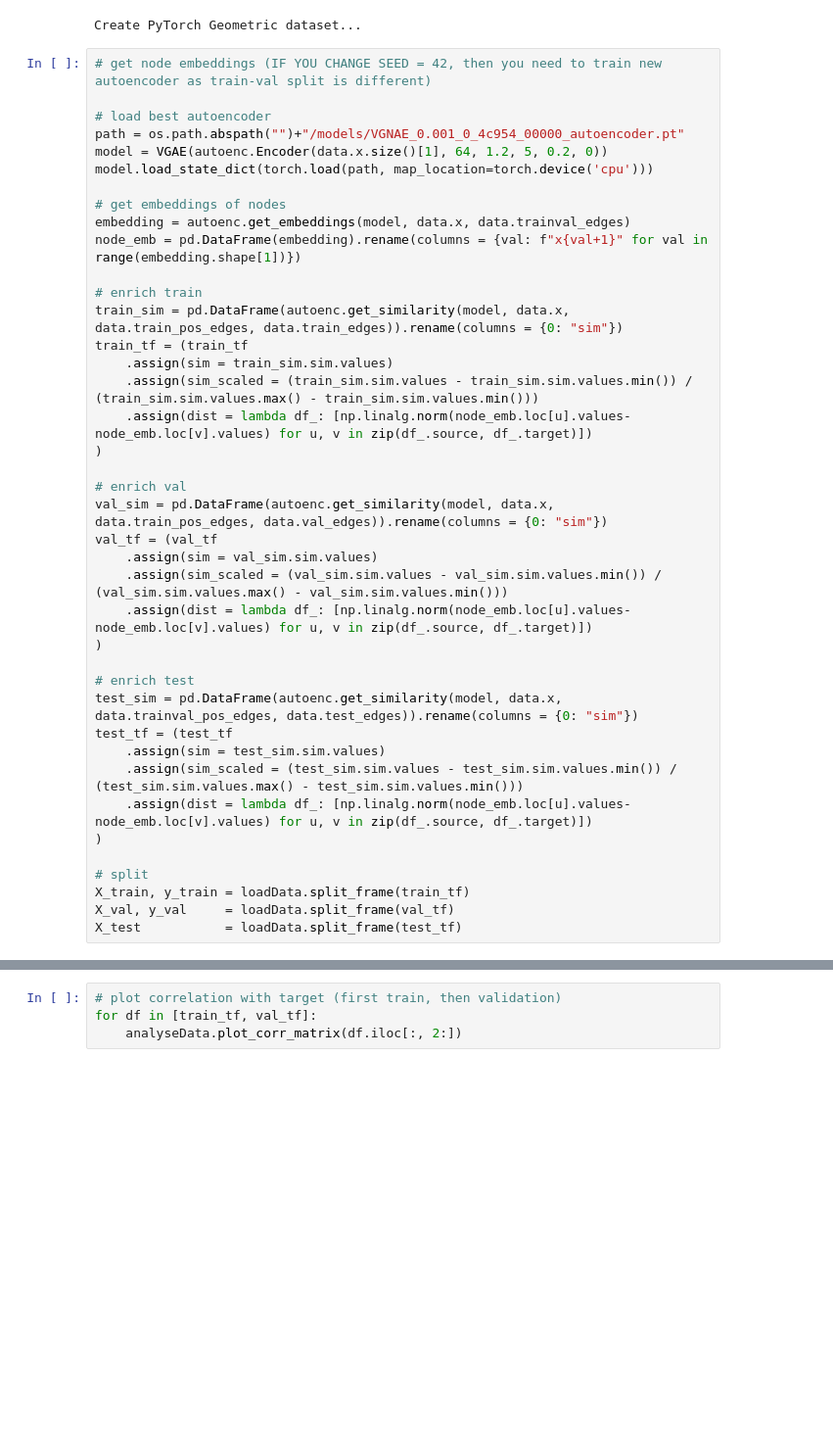
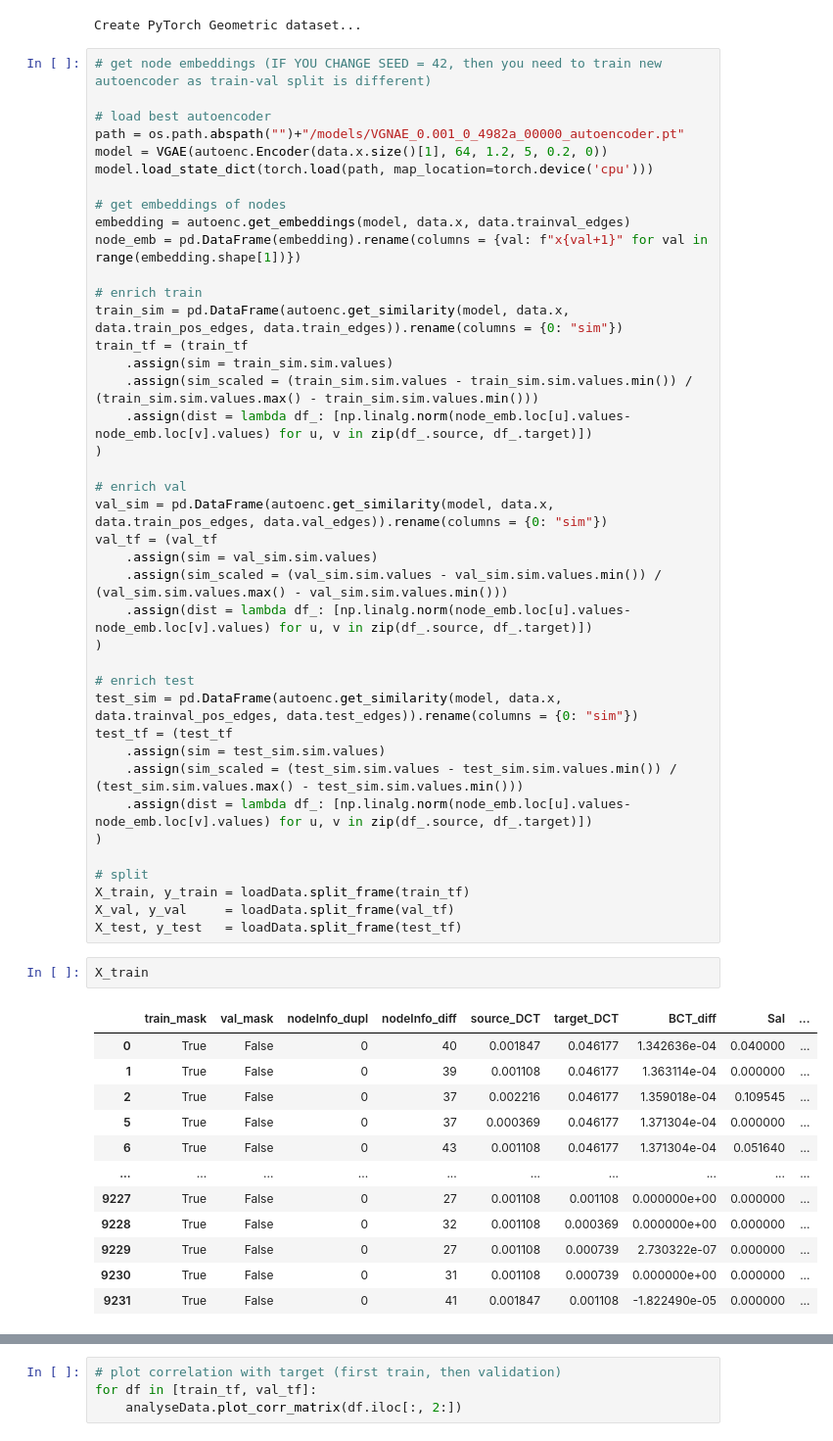
Before and after one commit to lassefschmidt/Network-Science_Final-Project, a Jupyter notebook: 2_Link Prediction_unsupervised.ipynb, the cells around one changed output, grey strips where cells are left out. Shown at 98% size. Cells and saved outputs as stored; diff of their text form; blank space fills up the shorter version.

```diff
--- a/2_Link Prediction_unsupervised.ipynb
+++ b/2_Link Prediction_unsupervised.ipynb
@@ -118,7 +118,7 @@ Create PyTorch Geometric dataset...
 # get node embeddings (IF YOU CHANGE SEED = 42, then you need to train new autoencoder as train-val split is different)
 
 # load best autoencoder
-path = os.path.abspath("")+"/models/VGNAE_0.001_0_4c954_00000_autoencoder.pt"
+path = os.path.abspath("")+"/models/VGNAE_0.001_0_4982a_00000_autoencoder.pt"
 model = VGAE(autoenc.Encoder(data.x.size()[1], 64, 1.2, 5, 0.2, 0))
 model.load_state_dict(torch.load(path, map_location=torch.device('cpu')))
 
@@ -153,4 +153,19 @@ test_tf = (test_tf
 # split
 X_train, y_train = loadData.split_frame(train_tf)
 X_val, y_val     = loadData.split_frame(val_tf)
-X_test           = loadData.split_frame(test_tf)
+X_test, y_test   = loadData.split_frame(test_tf)
+# %%
+X_train
+# %% [output]
+|  | train_mask | val_mask | nodeInfo_dupl | nodeInfo_diff | source_DCT | target_DCT | BCT_diff | SaI | ... |
+| 0 | True | False | 0 | 40 | 0.001847 | 0.046177 | 1.342636e-04 | 0.040000 | ... |
+| 1 | True | False | 0 | 39 | 0.001108 | 0.046177 | 1.363114e-04 | 0.000000 | ... |
+| 2 | True | False | 0 | 37 | 0.002216 | 0.046177 | 1.359018e-04 | 0.109545 | ... |
+| 5 | True | False | 0 | 37 | 0.000369 | 0.046177 | 1.371304e-04 | 0.000000 | ... |
+| 6 | True | False | 0 | 43 | 0.001108 | 0.046177 | 1.371304e-04 | 0.051640 | ... |
+| ... | ... | ... | ... | ... | ... | ... | ... | ... | ... |
+| 9227 | True | False | 0 | 27 | 0.001108 | 0.001108 | 0.000000e+00 | 0.000000 | ... |
+| 9228 | True | False | 0 | 32 | 0.001108 | 0.000369 | 0.000000e+00 | 0.000000 | ... |
+| 9229 | True | False | 0 | 27 | 0.001108 | 0.000739 | 2.730322e-07 | 0.000000 | ... |
+| 9230 | True | False | 0 | 31 | 0.001108 | 0.000739 | 0.000000e+00 | 0.000000 | ... |
+| 9231 | True | False | 0 | 41 | 0.001847 | 0.001108 | -1.822490e-05 | 0.000000 | ... |
```
Also changed, not shown: parts of 5 cells of this notebook, 7 other files.
